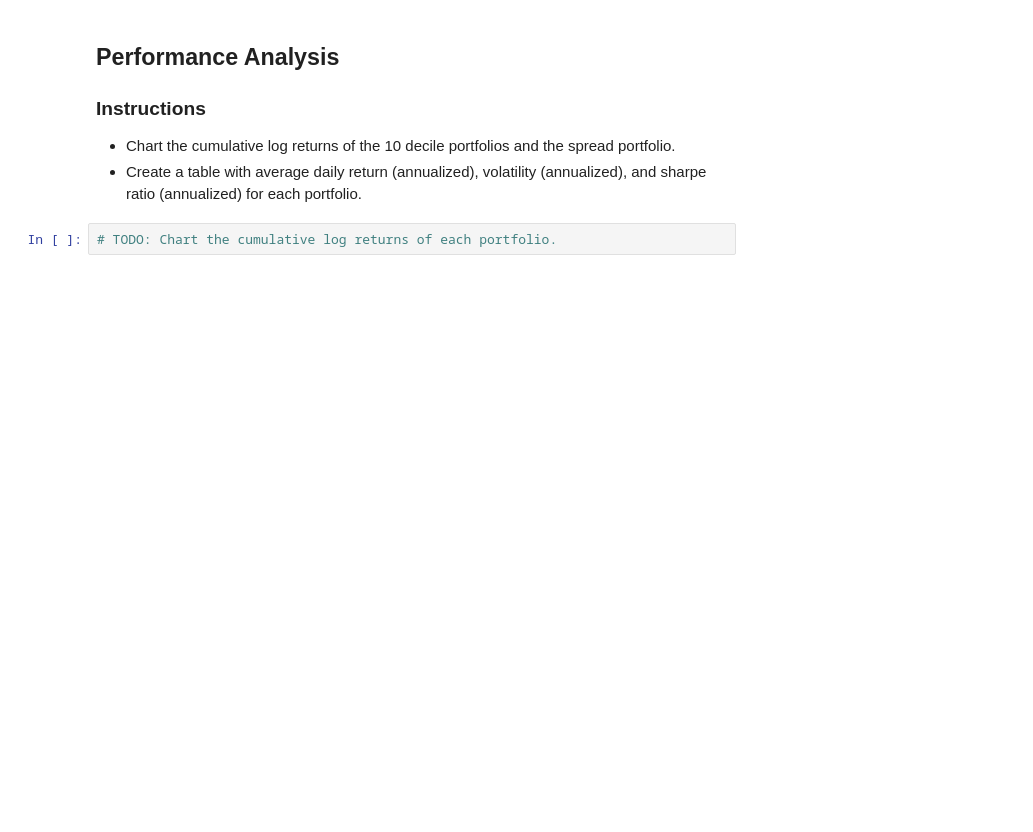
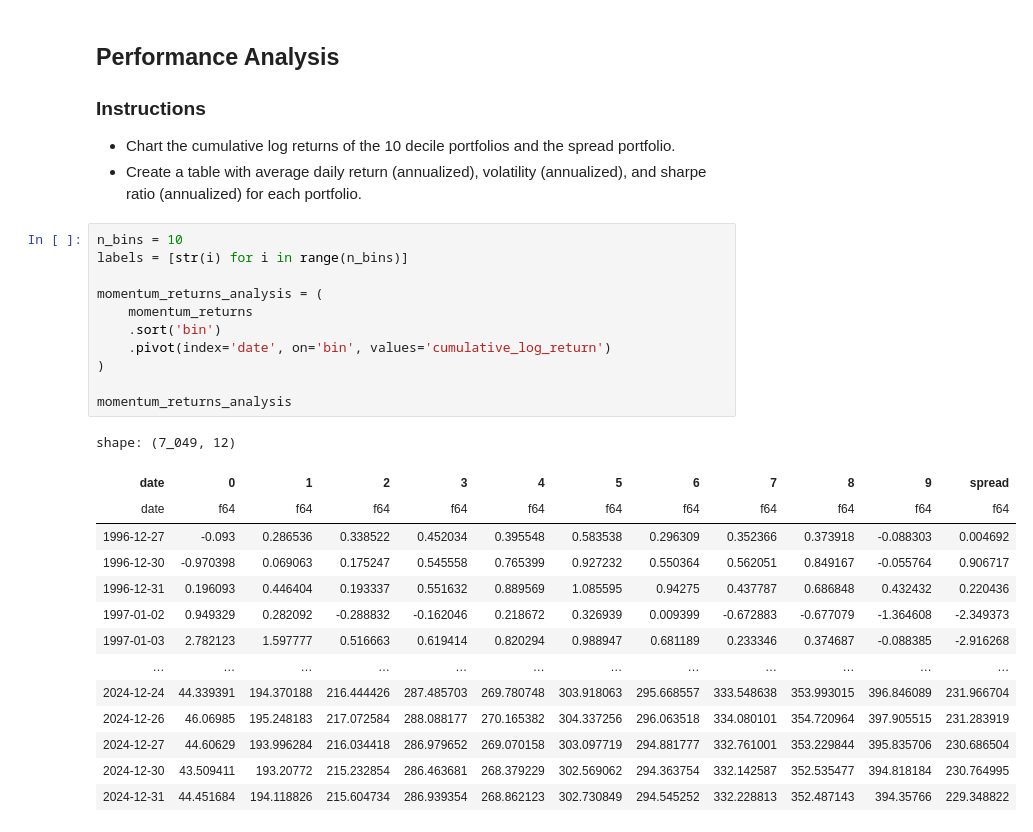
Before and after one commit to grantrich21/sf-quant-labs, a Jupyter notebook: labs/lab_3.ipynb, the cells around one changed output. Saved outputs shown, nothing was run; the diff lists cells and outputs as text; blank space fills up the shorter version.

```diff
--- a/labs/lab_3.ipynb
+++ b/labs/lab_3.ipynb
@@ -271,5 +343,29 @@ momentum_returns
 ### Instructions
 - Chart the cumulative log returns of the 10 decile portfolios and the spread portfolio.
 - Create a table with average daily return (annualized), volatility (annualized), and sharpe ratio (annualized) for each portfolio.
-# %%
-# TODO: Chart the cumulative log returns of each portfolio.
+# %%
+n_bins = 10
+labels = [str(i) for i in range(n_bins)]
+
+momentum_returns_analysis = (
+    momentum_returns
+    .sort('bin')
+    .pivot(index='date', on='bin', values='cumulative_log_return')
+)
+
+momentum_returns_analysis
+# %% [output]
+shape: (7_049, 12)
+| date | 0 | 1 | 2 | 3 | 4 | 5 | 6 | 7 | 8 | 9 | spread |
+| date | f64 | f64 | f64 | f64 | f64 | f64 | f64 | f64 | f64 | f64 | f64 |
+| 1996-12-27 | -0.093 | 0.286536 | 0.338522 | 0.452034 | 0.395548 | 0.583538 | 0.296309 | 0.352366 | 0.373918 | -0.088303 | 0.004692 |
+| 1996-12-30 | -0.970398 | 0.069063 | 0.175247 | 0.545558 | 0.765399 | 0.927232 | 0.550364 | 0.562051 | 0.849167 | -0.055764 | 0.906717 |
+| 1996-12-31 | 0.196093 | 0.446404 | 0.193337 | 0.551632 | 0.889569 | 1.085595 | 0.94275 | 0.437787 | 0.686848 | 0.432432 | 0.220436 |
+| 1997-01-02 | 0.949329 | 0.282092 | -0.288832 | -0.162046 | 0.218672 | 0.326939 | 0.009399 | -0.672883 | -0.677079 | -1.364608 | -2.349373 |
+| 1997-01-03 | 2.782123 | 1.597777 | 0.516663 | 0.619414 | 0.820294 | 0.988947 | 0.681189 | 0.233346 | 0.374687 | -0.088385 | -2.916268 |
+| … | … | … | … | … | … | … | … | … | … | … | … |
+| 2024-12-24 | 44.339391 | 194.370188 | 216.444426 | 287.485703 | 269.780748 | 303.918063 | 295.668557 | 333.548638 | 353.993015 | 396.846089 | 231.966704 |
+| 2024-12-26 | 46.06985 | 195.248183 | 217.072584 | 288.088177 | 270.165382 | 304.337256 | 296.063518 | 334.080101 | 354.720964 | 397.905515 | 231.283919 |
+| 2024-12-27 | 44.60629 | 193.996284 | 216.034418 | 286.979652 | 269.070158 | 303.097719 | 294.881777 | 332.761001 | 353.229844 | 395.835706 | 230.686504 |
+| 2024-12-30 | 43.509411 | 193.20772 | 215.232854 | 286.463681 | 268.379229 | 302.569062 | 294.363754 | 332.142587 | 352.535477 | 394.818184 | 230.764995 |
+| 2024-12-31 | 44.451684 | 194.118826 | 215.604734 | 286.939354 | 268.862123 | 302.730849 | 294.545252 | 332.228813 | 352.487143 | 394.35766 | 229.348822 |
```
Also changed, not shown: parts of 5 cells of this notebook.
